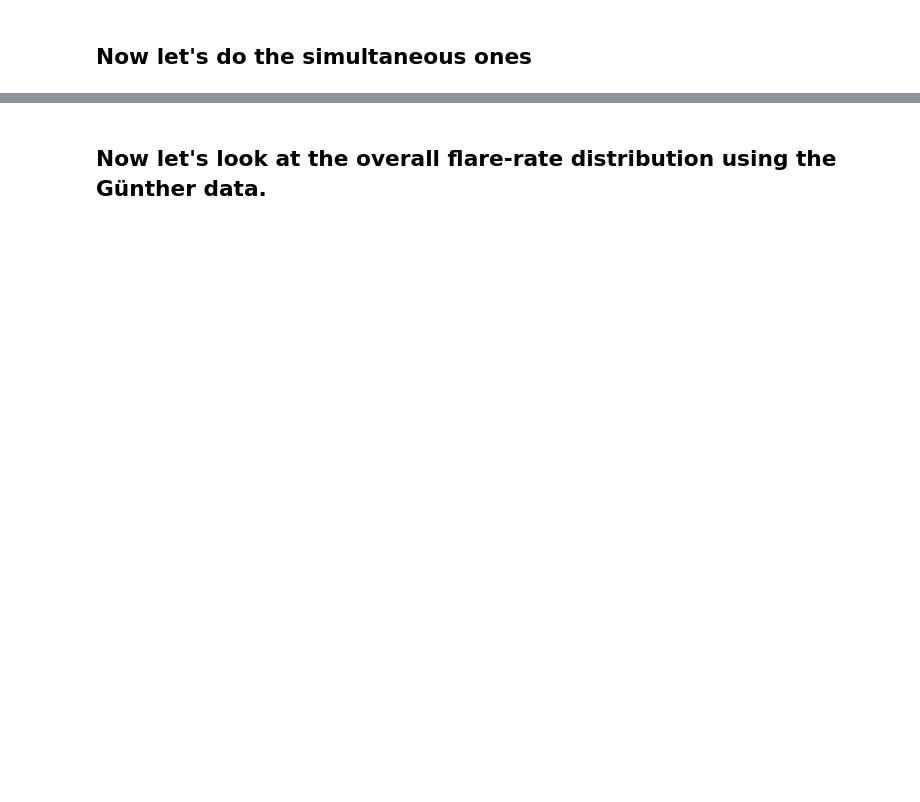
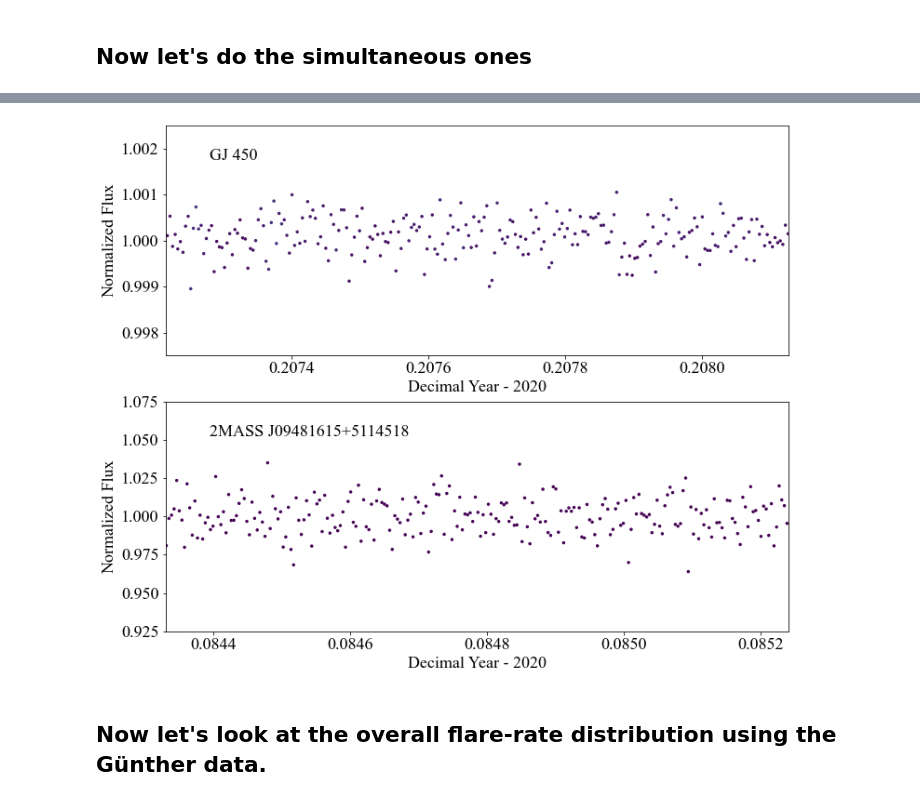
Before and after one commit to benjaminpope/mtv, a Jupyter notebook: notebooks/paper_plots.ipynb, the cells around one changed output, grey strips where cells are left out. Drawn from its saved outputs; the diff is of its cells as text; code cells hidden in the pictures; blank space fills up the shorter version.

```diff
--- a/notebooks/paper_plots.ipynb
+++ b/notebooks/paper_plots.ipynb
@@ -294,12 +446,12 @@ all_preds = []
 for star in simultaneous:
     print('Doing %s' % star)
     tic = data['TIC'][np.where(data['Name']==star)]
-    search = lk.search_lightcurvefile('TIC %d' % tic) # why is the TIC wrong?
+    search = lk.search_lightcurvefile('TIC %d' % tic,exptime=120) # why is the TIC wrong?
     print(search)
     lcs = search[0].download_all().stitch().remove_nans().normalize()
     all_lcs.append(lcs)
     avg_preds = []
     for j in range(len(search)):
-        avg_preds.append(Table.read('avg_preds_%s_%d.csv' % (star.replace(' ','_').lower(), j))['avg_preds'].data)
+        avg_preds.append(Table.read('%savg_preds_%s_%d.csv' % (ddir,star.replace(' ','_').lower(), j))['avg_preds'].data)
     avg_preds = np.array(avg_preds)
     all_preds.append(avg_preds)
@@ -307,35 +476,37 @@ for star in simultaneous:
 fig, axes = plt.subplots(2,1,figsize=(12.0,10.0))
 from astropy.time import Time, TimeDelta
 
 for j, star in enumerate(simultaneous):
     ax = axes[j]
     ax.set_rasterized(True)
     lc = all_lcs[j]
     tstart = stars_simultaneous[star]
-    dates = lk.btjd_to_astropy_time(lc.time)
+    dates = lc.time
     t = Time(tstart, format='isot', scale='utc')
     dt = TimeDelta(3600.*8., format='sec')
     tfinish = t+dt
 
     ax.scatter(dates.decimalyear-2020,lc.flux,c=np.hstack(all_preds[j]),
-                        vmin=0, vmax=1, s=6,label=star)
+                        vmin=0, vmax=1, s=6, label=star)
     ax.set_xlim(t.decimalyear-2020,tfinish.decimalyear-2020)
 #     ax.axvline(t.decimalyear-2020)
 #     ax.axvline(tfinish.decimalyear-2020)
 
     ax.set_xlabel('Decimal Year - 2020')
     ax.set_ylabel('Normalized Flux')
 #     leg = ax.legend(frameon=False,loc=2,handlelength=0, handletextpad=0,fontsize=16)
     ax.annotate(star,xy=(0.07,0.85),xycoords='axes fraction' )
     # plt.ylim(0.98,1.01)
     # plt.xlim(t.decimalyear-2020-0.05,tfinish.decimalyear-2020+0.05)
 #     a.colorbar()
 
 axes[0].set_ylim(0.9975,1.0025)
 axes[1].set_ylim(0.925,1.075)
 
 plt.savefig('simultaneous_obs.png',bbox_inches='tight',rasterized=True)
 plt.savefig('simultaneous_obs.pdf',bbox_inches='tight',rasterized=True)
+# %% [output]
+[figure, added]
 # %% [markdown]
 ## Now let's look at the overall flare-rate distribution using the Günther data.
 # %%
```
Also changed, not shown: parts of 13 cells of this notebook, 10 other files.
